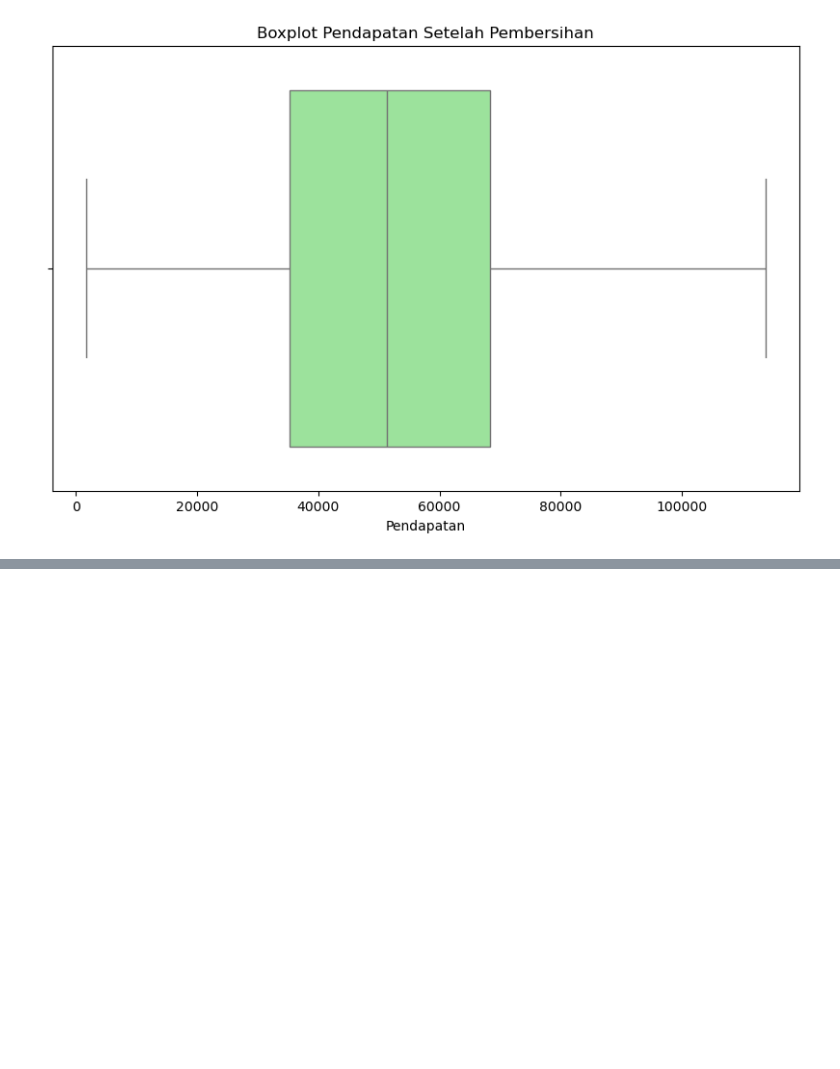
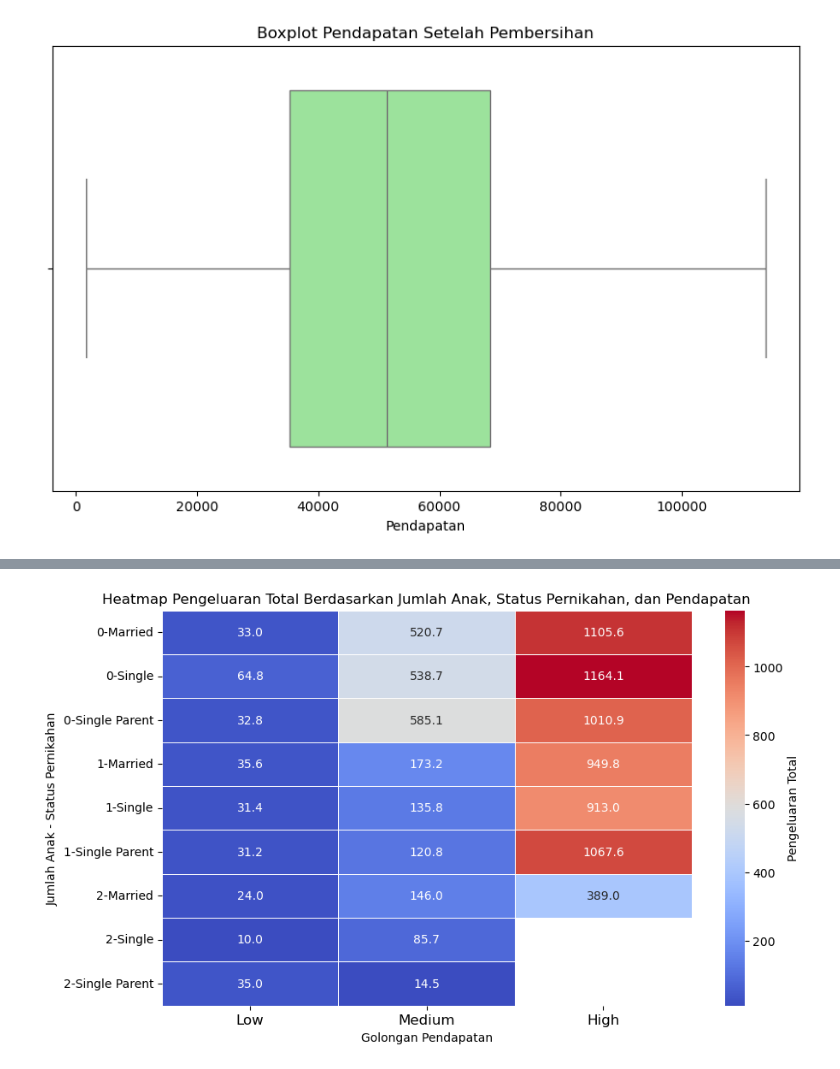
Before and after one commit to intsqy/Purwadhika_CapstoneProject2_JCDSOL, a Jupyter notebook: 1_IncomeSegmentation.ipynb, the cells around one changed output, grey strips where cells are left out. Cells and saved outputs as stored; diff of their text form; code cells hidden in the pictures; blank space fills up the shorter version.

```diff
--- a/1_IncomeSegmentation.ipynb
+++ b/1_IncomeSegmentation.ipynb
@@ -140,0 +260,15 @@ Text(0.5, 0, 'Golongan Pemasukan')
+# %%
+df = df.dropna(subset=['Kidhome', 'Marital_Status', 'Income', 'Pengeluaran untuk Wine', 'Pengeluaran untuk Produk Daging'])
+# %%
+df['Pengeluaran Total'] = df['Pengeluaran untuk Wine'] + df['Pengeluaran untuk Produk Daging']
+# %%
+pivot_table = pd.pivot_table(
+    df,
+    values='Pengeluaran Total',  # Gunakan hanya Pengeluaran Total
+    index=['Kidhome', 'Cleaned_Marital_Status'],
+    columns='Golongan Pendapatan',
+    aggfunc='mean'
+)
+
+print("\nTabel Pivot Pengeluaran Berdasarkan Jumlah Anak, Status Pernikahan, dan Pendapatan:")
+print(pivot_table)
@@ -140,0 +288,18 @@ Text(0.5, 0, 'Golongan Pemasukan')
+# %%
+plt.figure(figsize=(10, 6))
+sns.heatmap(
+    pivot_table,  # Gunakan pivot table yang disederhanakan
+    annot=True,
+    fmt='.1f',
+    cmap='coolwarm',
+    cbar_kws={'label': 'Pengeluaran Total'},
+    linewidths=0.5
+)
+plt.title('Heatmap Pengeluaran Total Berdasarkan Jumlah Anak, Status Pernikahan, dan Pendapatan')
+plt.xlabel('Golongan Pendapatan')
+plt.ylabel('Jumlah Anak - Status Pernikahan')
+plt.xticks(rotation=0, fontsize=12)
+plt.yticks(fontsize=10)
+plt.show()
+# %% [output]
+[figure, added]
```
Also changed, not shown: parts of 22 cells of this notebook.
